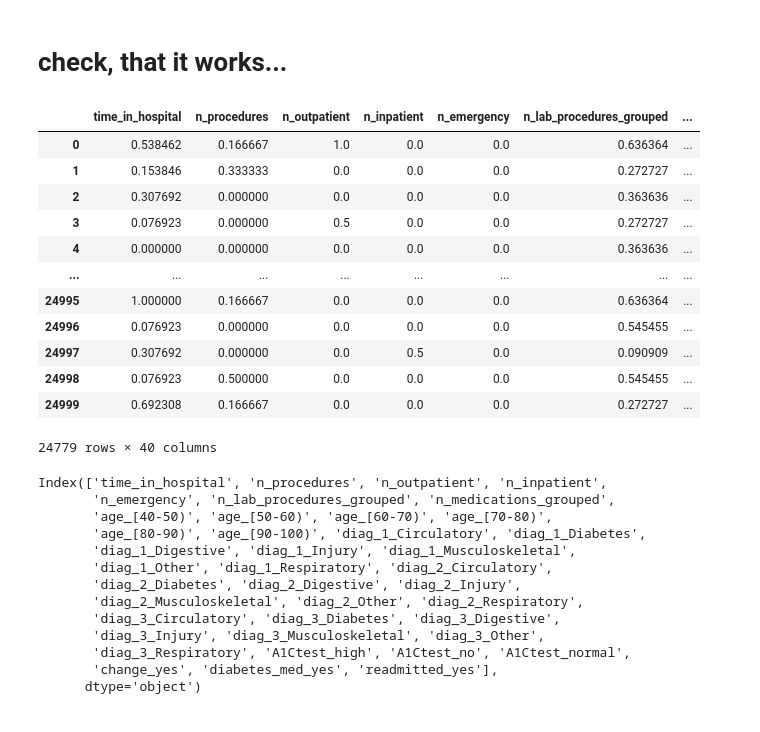
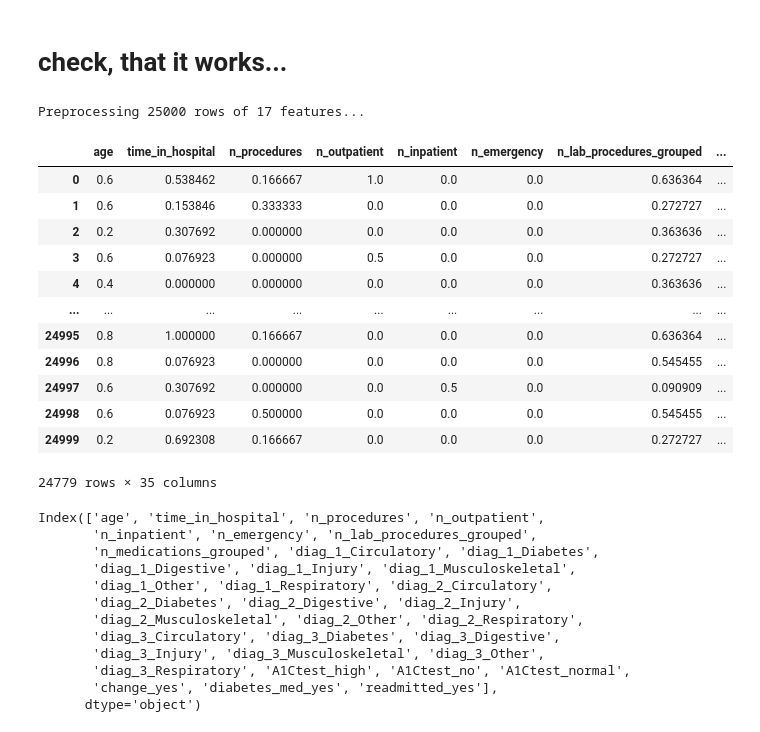
Before and after one commit to CodeWarriorM/Hospital_Readmission, a Jupyter notebook: notebooks/pipeline_preproc.ipynb, the cells around one changed output. Saved outputs shown, nothing was run; the diff lists cells and outputs as text; code cells hidden in the pictures.

```diff
--- a/notebooks/pipeline_preproc.ipynb
+++ b/notebooks/pipeline_preproc.ipynb
@@ -19,6 +19,17 @@ def make_clean_data(df: pd.DataFrame) -> pd.DataFrame:
     df = df[df['diag_2'] != 'Missing']
     df = df[df['diag_3'] != 'Missing']
 
+    df['age'] = df['age'].map({ '[0-10]': 0.0,
+                                '[10-20)': 0.1,
+                                '[20-30)': 0.2,
+                                '[30-40)': 0.3,
+                                '[40-50)': 0.4,
+                                '[50-60)': 0.5,
+                                '[60-70)': 0.6,
+                                '[70-80)': 0.7,
+                                '[80-90)': 0.8,
+                                '[90-100)': 0.9,
+                                '[100-110)': 1.0})
     df['n_lab_procedures_grouped'] = (df['n_lab_procedures'] // 10).astype(int)
     df['n_medications_grouped'] = (df['n_medications'] // 5).astype(int)
     df['n_outpatient'] = df['n_outpatient'].map({0: 0, 1: 1}).fillna(2).astype(int)
@@ -73,30 +93,31 @@ Pipeline(steps=[('data_cleaner',
                                    verbose_feature_names_out=False))])
 # %% [markdown]
 # check, that it works...
-# %%
-preproc_data = pipe_preproc.fit_transform(data)
-preproc_data
-# %% [output]
-|  | time_in_hospital | n_procedures | n_outpatient | n_inpatient | n_emergency | n_lab_procedures_grouped | ... |
-| 0 | 0.538462 | 0.166667 | 1.0 | 0.0 | 0.0 | 0.636364 | ... |
-| 1 | 0.153846 | 0.333333 | 0.0 | 0.0 | 0.0 | 0.272727 | ... |
-| 2 | 0.307692 | 0.000000 | 0.0 | 0.0 | 0.0 | 0.363636 | ... |
-| 3 | 0.076923 | 0.000000 | 0.5 | 0.0 | 0.0 | 0.272727 | ... |
-| 4 | 0.000000 | 0.000000 | 0.0 | 0.0 | 0.0 | 0.363636 | ... |
-| ... | ... | ... | ... | ... | ... | ... | ... |
-| 24995 | 1.000000 | 0.166667 | 0.0 | 0.0 | 0.0 | 0.636364 | ... |
-| 24996 | 0.076923 | 0.000000 | 0.0 | 0.0 | 0.0 | 0.545455 | ... |
-| 24997 | 0.307692 | 0.000000 | 0.0 | 0.5 | 0.0 | 0.090909 | ... |
-| 24998 | 0.076923 | 0.500000 | 0.0 | 0.0 | 0.0 | 0.545455 | ... |
-| 24999 | 0.692308 | 0.166667 | 0.0 | 0.0 | 0.0 | 0.272727 | ... |
-24779 rows × 40 columns
+# %%
+print(f'Preprocessing {data.shape[0]} rows of {data.shape[1]} features...')
+preproc_data = pipe_preproc.fit_transform(data)
+display(preproc_data)
+# %% [output]
+Preprocessing 25000 rows of 17 features...
+|  | age | time_in_hospital | n_procedures | n_outpatient | n_inpatient | n_emergency | n_lab_procedures_grouped | ... |
+| 0 | 0.6 | 0.538462 | 0.166667 | 1.0 | 0.0 | 0.0 | 0.636364 | ... |
+| 1 | 0.6 | 0.153846 | 0.333333 | 0.0 | 0.0 | 0.0 | 0.272727 | ... |
+| 2 | 0.2 | 0.307692 | 0.000000 | 0.0 | 0.0 | 0.0 | 0.363636 | ... |
+| 3 | 0.6 | 0.076923 | 0.000000 | 0.5 | 0.0 | 0.0 | 0.272727 | ... |
+| 4 | 0.4 | 0.000000 | 0.000000 | 0.0 | 0.0 | 0.0 | 0.363636 | ... |
+| ... | ... | ... | ... | ... | ... | ... | ... | ... |
+| 24995 | 0.8 | 1.000000 | 0.166667 | 0.0 | 0.0 | 0.0 | 0.636364 | ... |
+| 24996 | 0.8 | 0.076923 | 0.000000 | 0.0 | 0.0 | 0.0 | 0.545455 | ... |
+| 24997 | 0.6 | 0.307692 | 0.000000 | 0.0 | 0.5 | 0.0 | 0.090909 | ... |
+| 24998 | 0.6 | 0.076923 | 0.500000 | 0.0 | 0.0 | 0.0 | 0.545455 | ... |
+| 24999 | 0.2 | 0.692308 | 0.166667 | 0.0 | 0.0 | 0.0 | 0.272727 | ... |
+24779 rows × 35 columns
 # %%
 preproc_data.columns
 # %% [output]
-Index(['time_in_hospital', 'n_procedures', 'n_outpatient', 'n_inpatient',
-       'n_emergency', 'n_lab_procedures_grouped', 'n_medications_grouped',
-       'age_[40-50)', 'age_[50-60)', 'age_[60-70)', 'age_[70-80)',
-       'age_[80-90)', 'age_[90-100)', 'diag_1_Circulatory', 'diag_1_Diabetes',
+Index(['age', 'time_in_hospital', 'n_procedures', 'n_outpatient',
+       'n_inpatient', 'n_emergency', 'n_lab_procedures_grouped',
+       'n_medications_grouped', 'diag_1_Circulatory', 'diag_1_Diabetes',
        'diag_1_Digestive', 'diag_1_Injury', 'diag_1_Musculoskeletal',
        'diag_1_Other', 'diag_1_Respiratory', 'diag_2_Circulatory',
        'diag_2_Diabetes', 'diag_2_Digestive', 'diag_2_Injury',
```
Also changed, not shown: parts of 1 cell of this notebook, 3 other files.
